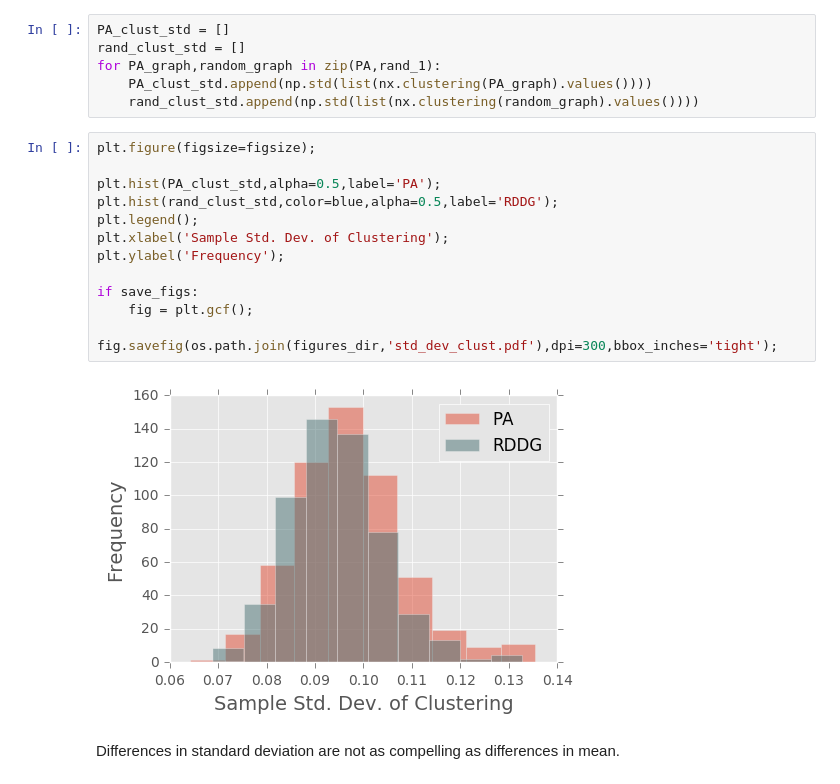
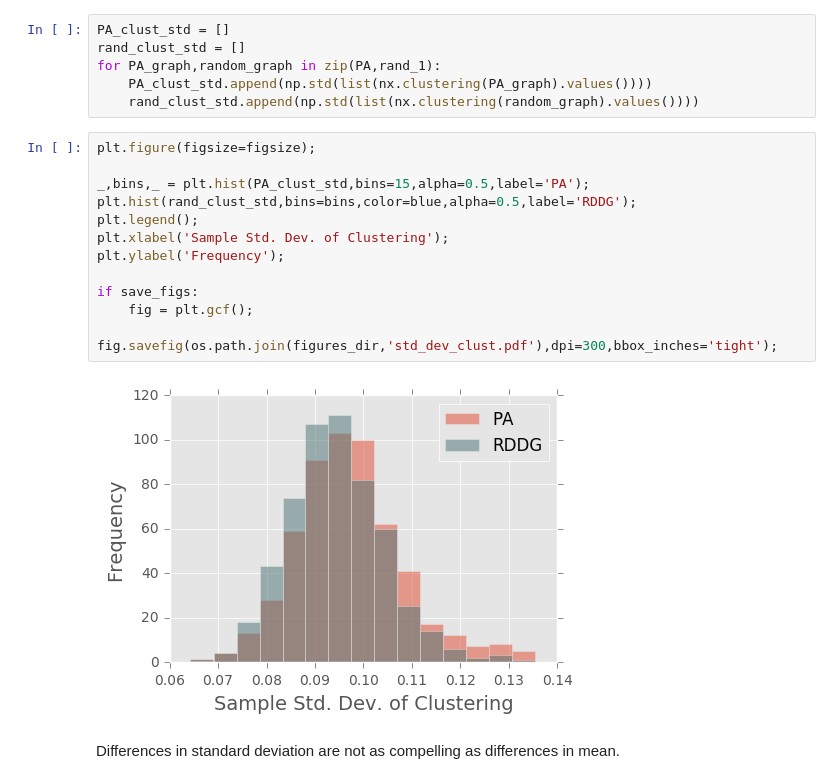
Before and after one commit to peterewills/graph_metrics_paper_code, a Jupyter notebook: PA_structure.ipynb, the cells around one changed output. Cells and saved outputs as stored; diff of their text form.

```diff
--- a/PA_structure.ipynb
+++ b/PA_structure.ipynb
@@ -79,17 +79,17 @@ for PA_graph,random_graph in zip(PA,rand_1):
 # %%
 plt.figure(figsize=figsize);
 
-plt.hist(PA_clust_std,alpha=0.5,label='PA');
-plt.hist(rand_clust_std,color=blue,alpha=0.5,label='RDDG');
+_,bins,_ = plt.hist(PA_clust_std,bins=15,alpha=0.5,label='PA');
+plt.hist(rand_clust_std,bins=bins,color=blue,alpha=0.5,label='RDDG');
 plt.legend();
 plt.xlabel('Sample Std. Dev. of Clustering');
 plt.ylabel('Frequency');
 
 if save_figs:
     fig = plt.gcf();
     fig.savefig(os.path.join(figures_dir,'std_dev_clust.pdf'),dpi=300,bbox_inches='tight');
 # %% [output]
-[figure, old version]
+[figure, new version]
 # %% [markdown]
 Differences in standard deviation are not as compelling as differences in mean.
 # %% [markdown]
```
Also changed, not shown: parts of 4 cells of this notebook, 17 other files.
